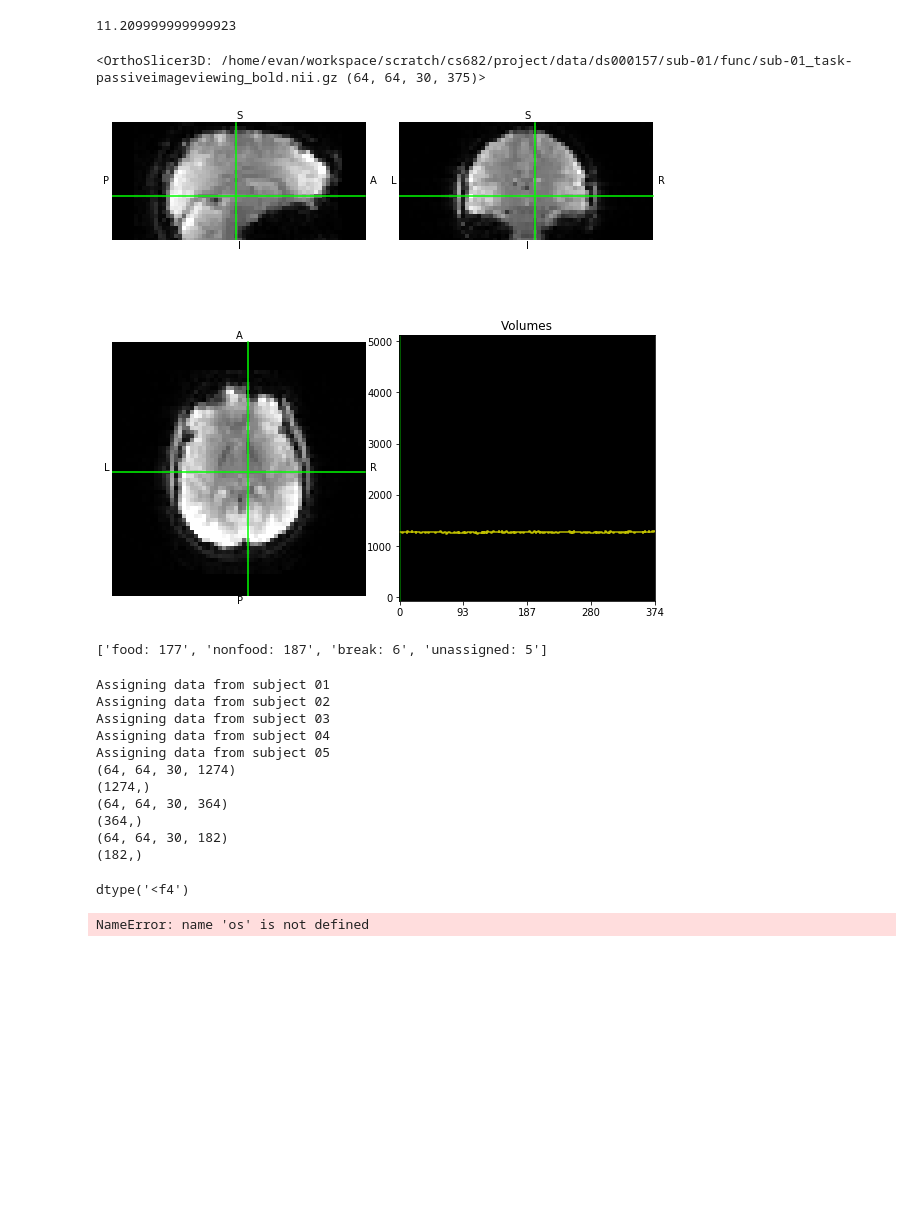
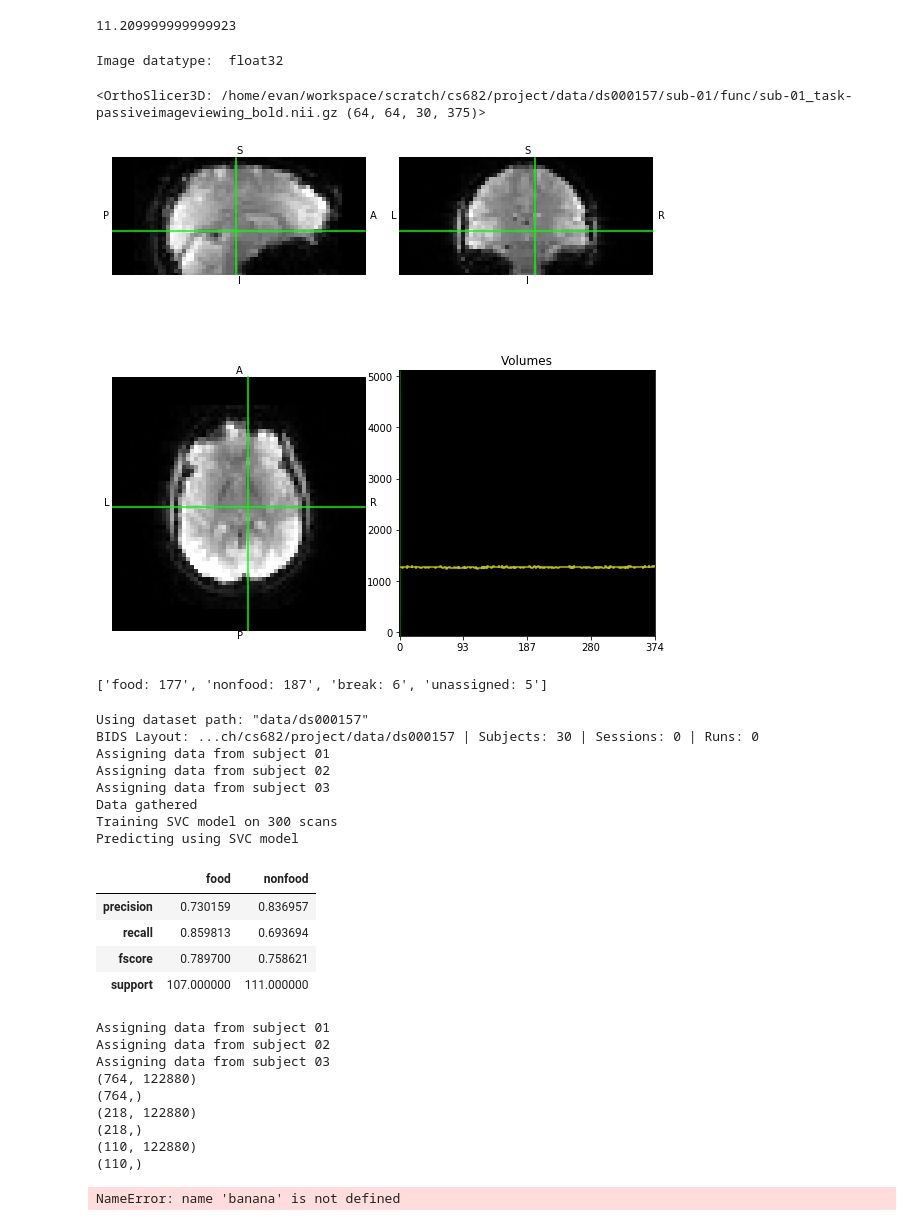
Before and after one commit to e-m-albright/CS682, a Jupyter notebook: notebooks/walkthrough.ipynb, the cells around one changed output. Saved outputs shown, nothing was run; the diff lists cells and outputs as text; code cells hidden in the pictures; blank space fills up the shorter version.

Commit message:
Creating checkpoint of work proving usefulness of scans, on to deep learning next ideally

```diff
--- a/walkthrough.ipynb
+++ b/notebooks/walkthrough.ipynb
@@ -197,18 +204,54 @@ Thoughts on what to do
 3. If it doesn't seem right (test with neuroimage displaying) try splitting the difference in head+tail
 """
 
+print("Image datatype: ", nibabel_b_img.get_data_dtype())
 nibabel_b_img.orthoview()
 # %% [output]
-<OrthoSlicer3D: /home/evan/workspace/scratch/cs682/project/data/ds000157/sub-01/func/sub-01_task-passiveimageviewing_bold.nii.gz (64, 64, 30, 375)>
+Image datatype:  float32
+<OrthoSlicer3D: /home/evan/workspace/scratch/cs682/project/data/ds000157/sub-01/func/sub-01_task-passiveimageviewing_bold.nii.gz (64, 64, 30, 375)>
 [figure]
 # %%
 scan_assignments = data.get_scan_assignments(nibabel_b_img.get_data().shape[-1], df_e)
 print(list("{}: {}".format(k,len(v)) for k,v in scan_assignments.items()))
 # %% [output]
 ['food: 177', 'nonfood: 187', 'break: 6', 'unassigned: 5']
+# %%
+"""
+On to the deep learning
+
+First a quick check of our helper method which should hide the complexity of the scans from us
+    data.get_machine_learning_data(layout=layout)
+
+An f1 away from random would be very encouraging
+"""
+from src.models import sanity_check
+
+results = sanity_check.test_ml_data()
+display(results)
+# %% [output]
+Using dataset path: "data/ds000157"
+BIDS Layout: ...ch/cs682/project/data/ds000157 | Subjects: 30 | Sessions: 0 | Runs: 0
+Assigning data from subject 01
+Assigning data from subject 02
+Assigning data from subject 03
+Data gathered
+Training SVC model on 300 scans
+Predicting using SVC model
+|  | food | nonfood |
+| precision | 0.730159 | 0.836957 |
+| recall | 0.859813 | 0.693694 |
+| fscore | 0.789700 | 0.758621 |
+| support | 107.000000 | 111.000000 |
 # %%
 """
-Okay let's get into the machine learning of it, using an access method from data
+Awesome!
+
+Some TODO's to work on in the future
+- More subjects (memory management)
+- Cut timesteps that could either belong to one event or another (boundary dispute) as I'm not 100% confident in event assignment
+
+- Deep learn, VGG
+- Find convolution on non flattened image (3d convolution could get brain regions better?)
 """
 X_train, y_train, X_val, y_val, X_test, y_test = data.get_machine_learning_data(layout=layout)
 
@@ -222,31 +265,26 @@ print(y_test.shape)
 Assigning data from subject 01
 Assigning data from subject 02
 Assigning data from subject 03
-Assigning data from subject 04
-Assigning data from subject 05
-(64, 64, 30, 1274)
-(1274,)
-(64, 64, 30, 364)
-(364,)
-(64, 64, 30, 182)
-(182,)
+(764, 122880)
+(764,)
+(218, 122880)
+(218,)
+(110, 122880)
+(110,)
-# %%
-nibabel_b_img.get_data_dtype()
-# %% [output]
-dtype('<f4')
 # %%
 # Available Modalities : T1w, bold
 # TODO need to understand what the difference is, can I just use one?
 
 from nilearn import plotting
 
-img_path = os.path.join(os.getcwd(), ds_path, 'sub-01', 'func', b_img.filename)
+# img_path = os.path.join(os.getcwd(), ds_path, 'sub-01', 'func', b_img.filename)
 # plotting.plot_img(nibabel_b_img)
 
 # layout.to_df().path.values
-# %% [output]
-NameError: name 'os' is not defined
 # %%
+banana
+# TODO use nilearn?
+
 from nilearn.datasets import fetch_haxby
 data_files = fetch_haxby()
 
@@ -275,6 +313,8 @@ y_test = conditions[condition_mask_test]
 # Compute the mean epi to be used for the background of the plotting
 from nilearn.image import mean_img
 background_img = mean_img(func_filenames)
+# %% [output]
+NameError: name 'banana' is not defined
 # %%
 background_img.shape
 # %%
```
Also changed, not shown: parts of 1 cell of this notebook, 6 other files.
